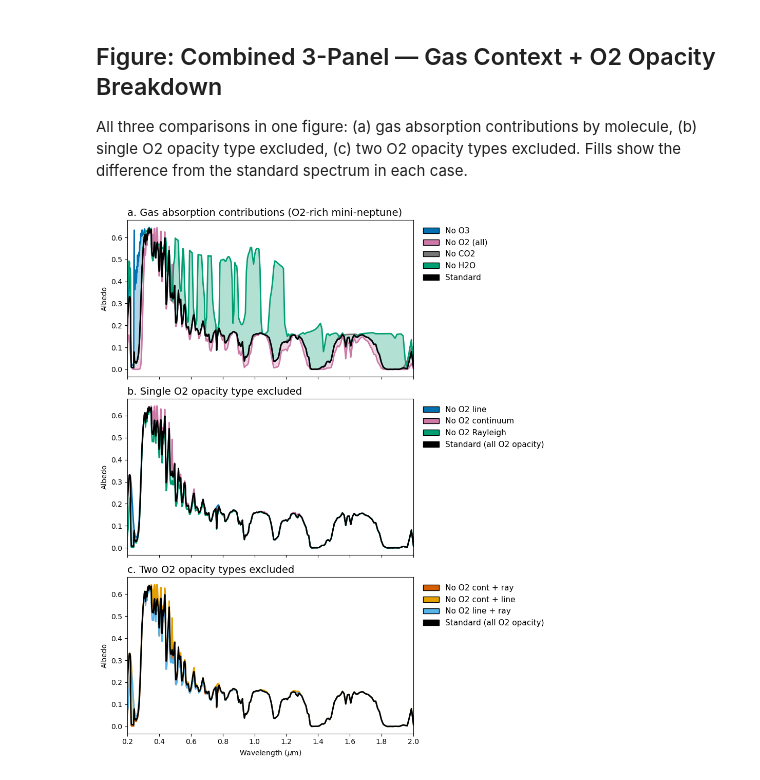
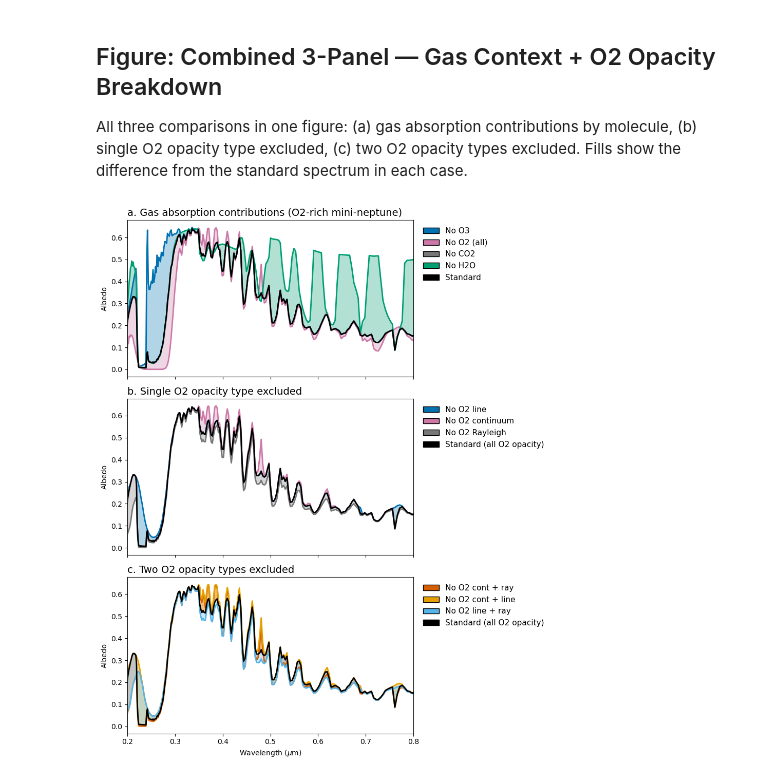
Before and after one commit to ElizabethP712/MiniNeptuneGrid26_PostBac, a Jupyter notebook: W28_O2_ExcludeOpacityAnalysis.ipynb, the cells around one changed output. Cells and saved outputs as stored; diff of their text form; code cells hidden in the pictures.

```diff
--- a/W28_O2_ExcludeOpacityAnalysis.ipynb
+++ b/W28_O2_ExcludeOpacityAnalysis.ipynb
@@ -360,10 +360,10 @@ plot_reflected_spectrum_final(
 )
 
 # --- (b) Single O2 opacity type excluded ---
-_colors_single = ["#0072B2", "#CC79A7", "#009E73", "#000000"]
-wno_single = [c2_noLine['wno'], c2_noCont['wno'], c2_noRay['wno'], c2_standard['wno']]
-alb_single = [c2_noLine['alb'], c2_noCont['alb'], c2_noRay['alb'], c2_standard['alb']]
-labels_single = ['No O2 line', 'No O2 continuum', 'No O2 Rayleigh', 'Standard (all O2 opacity)']
+_colors_single = ["#0072B2", "#CC79A7", "#777777", "#000000"]
+wno_single = [c2_noLine['wno'], c2_noCont['wno'], c2_noRay['wno'], c2_standard['wno']] #c2_noRay['wno']
+alb_single = [c2_noLine['alb'], c2_noCont['alb'], c2_noRay['alb'], c2_standard['alb']] # c2_noRay['alb']
+labels_single = ['No O2 line', 'No O2 continuum', 'No O2 Rayleigh', 'Standard (all O2 opacity)'] #'No O2 Rayleigh'
 
 plot_reflected_spectrum_final(
     wno=wno_single, alb=alb_single, inputs=[None]*4, legend_label=labels_single,
@@ -378,31 +378,33 @@ _colors_double = ["#D55E00", "#E69F00", "#56B4E9", "#000000"]
 wno_double = [c2_noContRay['wno'], c2_noContLine['wno'], c2_noLineRay['wno'], c2_standard['wno']]
 alb_double = [c2_noContRay['alb'], c2_noContLine['alb'], c2_noLineRay['alb'], c2_standard['alb']]
 labels_double = ['No O2 cont + ray', 'No O2 cont + line', 'No O2 line + ray', 'Standard (all O2 opacity)']
 
 plot_reflected_spectrum_final(
     wno=wno_double, alb=alb_double, inputs=[None]*4, legend_label=labels_double,
     ax1=axes[2],
     fill_indices=[0, 1, 2],
     fill_between_ref=True, fill_ref_index=3,
     colors=_colors_double, show_legend=False, show_xlabel=True,
 )
 
 axes[0].set_title("a. Gas absorption contributions (O2-rich mini-neptune)", loc='left', fontsize=14)
 axes[1].set_title("b. Single O2 opacity type excluded", loc='left', fontsize=14)
 axes[2].set_title("c. Two O2 opacity types excluded", loc='left', fontsize=14)
 
 # Per-panel legends placed outside right edge
 leg_a = [Patch(facecolor=_colors_gas[i],    edgecolor='black', label=labels_gas[i])    for i in range(5)]
 leg_b = [Patch(facecolor=_colors_single[i], edgecolor='black', label=labels_single[i]) for i in range(4)]
 leg_c = [Patch(facecolor=_colors_double[i], edgecolor='black', label=labels_double[i]) for i in range(4)]
 
 axes[0].legend(handles=leg_a, loc='upper left', bbox_to_anchor=(1.01, 1), fontsize=11, frameon=False)
 axes[1].legend(handles=leg_b, loc='upper left', bbox_to_anchor=(1.01, 1), fontsize=11, frameon=False)
 axes[2].legend(handles=leg_c, loc='upper left', bbox_to_anchor=(1.01, 1), fontsize=11, frameon=False)
 
+axes[0].set_xlim(0.2, 0.8)
+
 plt.subplots_adjust(hspace=0.08)
 plt.tight_layout()
 plt.savefig('FinalPaperFigs/O2Rich_MiniNep_GasContext_O2Breakdown_3panel.pdf', dpi=300, bbox_inches='tight')
 plt.show()
 # %% [output]
-[figure, old version]
+[figure, new version]
```
Also changed, not shown: parts of 2 cells of this notebook, 7 other files.
